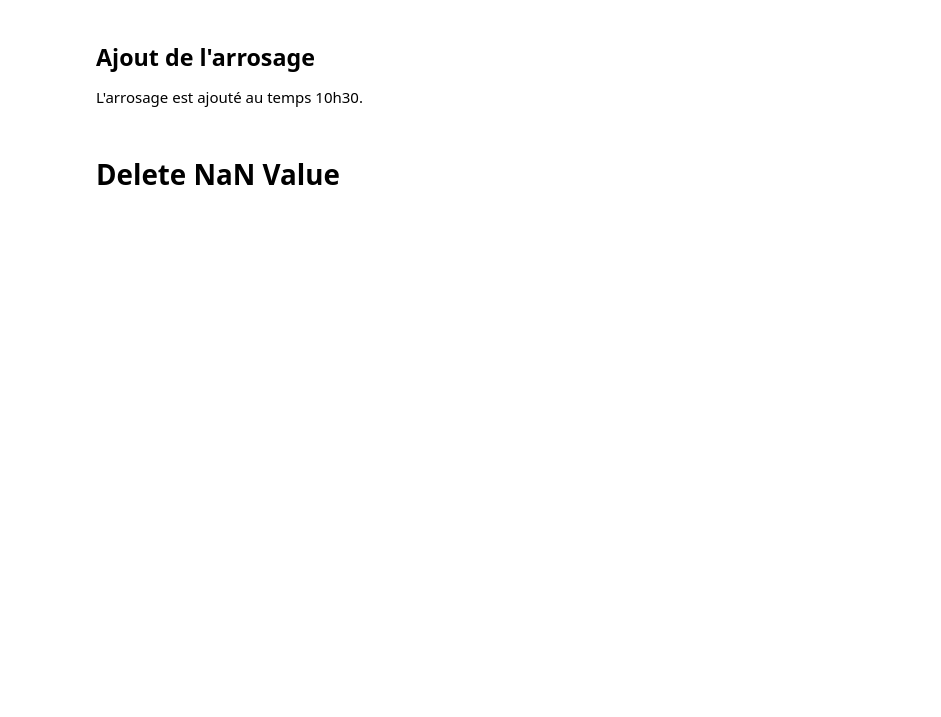
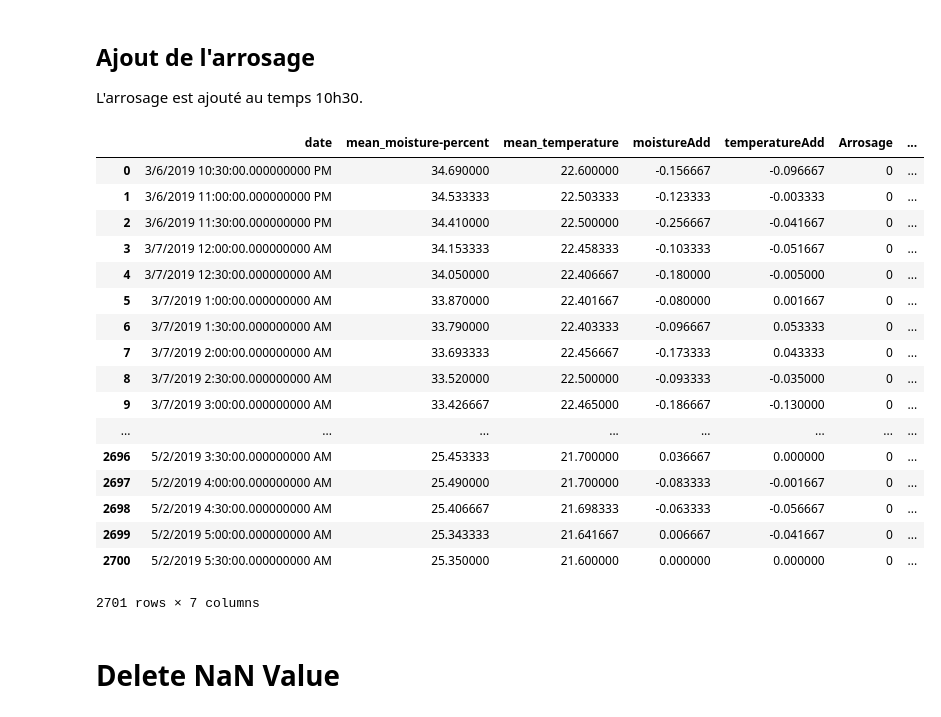
Before and after one commit to cui-unige/BSc-sensor-machine-learning, a Jupyter notebook: MLCeres.ipynb, the cells around one changed output. Cells and saved outputs as stored; diff of their text form; code cells hidden in the pictures; blank space fills up the shorter version.

```diff
--- a/MLCeres.ipynb
+++ b/MLCeres.ipynb
@@ -78,27 +36,39 @@ df
+# %%
+from traitement import Traitement
+
+
+df = pd.read_csv('CeresTrain.csv')
+#print(df)
+#print(df.iloc[:,2])
+t= Traitement()
+
+#Création des deux autres colonnes
+df = t.ajoutData(df)
 # %% [markdown]
 ## Ajout de l'arrosage
 
 L'arrosage est ajouté au temps 10h30.
-# %%
-import datetime
-
-df['Arrosage'] = df.index
-df['TAfterArrosage'] = df.index
-
-j = 0
-df.iloc[:,5] = 0
-for i in range(nligne):
-    if i in df.loc[df['moistureAdd'] >= 3].index:
-        if pd.to_datetime(df.iloc[i,0]) < datetime.datetime(2019, 3, 28,0,0,0):
-            df.iloc[int(i),5] = 10
-        elif pd.to_datetime(df.iloc[i,0]) < datetime.datetime(2019, 4, 18,0,0,0):
-            df.iloc[int(i),5] = 15
-        elif pd.to_datetime(df.iloc[i,0]) < datetime.datetime(2019, 5, 3,0,0,0):
-            df.iloc[int(i),5] = 30
-        else:
-            df.iloc[int(i),5] = 20
-        j = 0
-    df.iloc[int(i),6] = j*30
-    j = j + 1
+# %%
+df = t.arrosage(df)
+df
+# %% [output]
+|  | date | mean_moisture-percent | mean_temperature | moistureAdd | temperatureAdd | Arrosage | ... |
+| 0 | 3/6/2019 10:30:00.000000000 PM | 34.690000 | 22.600000 | -0.156667 | -0.096667 | 0 | ... |
+| 1 | 3/6/2019 11:00:00.000000000 PM | 34.533333 | 22.503333 | -0.123333 | -0.003333 | 0 | ... |
+| 2 | 3/6/2019 11:30:00.000000000 PM | 34.410000 | 22.500000 | -0.256667 | -0.041667 | 0 | ... |
+| 3 | 3/7/2019 12:00:00.000000000 AM | 34.153333 | 22.458333 | -0.103333 | -0.051667 | 0 | ... |
+| 4 | 3/7/2019 12:30:00.000000000 AM | 34.050000 | 22.406667 | -0.180000 | -0.005000 | 0 | ... |
+| 5 | 3/7/2019 1:00:00.000000000 AM | 33.870000 | 22.401667 | -0.080000 | 0.001667 | 0 | ... |
+| 6 | 3/7/2019 1:30:00.000000000 AM | 33.790000 | 22.403333 | -0.096667 | 0.053333 | 0 | ... |
+| 7 | 3/7/2019 2:00:00.000000000 AM | 33.693333 | 22.456667 | -0.173333 | 0.043333 | 0 | ... |
+| 8 | 3/7/2019 2:30:00.000000000 AM | 33.520000 | 22.500000 | -0.093333 | -0.035000 | 0 | ... |
+| 9 | 3/7/2019 3:00:00.000000000 AM | 33.426667 | 22.465000 | -0.186667 | -0.130000 | 0 | ... |
+| ... | ... | ... | ... | ... | ... | ... | ... |
+| 2696 | 5/2/2019 3:30:00.000000000 AM | 25.453333 | 21.700000 | 0.036667 | 0.000000 | 0 | ... |
+| 2697 | 5/2/2019 4:00:00.000000000 AM | 25.490000 | 21.700000 | -0.083333 | -0.001667 | 0 | ... |
+| 2698 | 5/2/2019 4:30:00.000000000 AM | 25.406667 | 21.698333 | -0.063333 | -0.056667 | 0 | ... |
+| 2699 | 5/2/2019 5:00:00.000000000 AM | 25.343333 | 21.641667 | 0.006667 | -0.041667 | 0 | ... |
+| 2700 | 5/2/2019 5:30:00.000000000 AM | 25.350000 | 21.600000 | 0.000000 | 0.000000 | 0 | ... |
+2701 rows × 7 columns
 # %% [markdown]
 # Delete NaN Value
```
Also changed, not shown: parts of 24 cells of this notebook, 1 other file.
